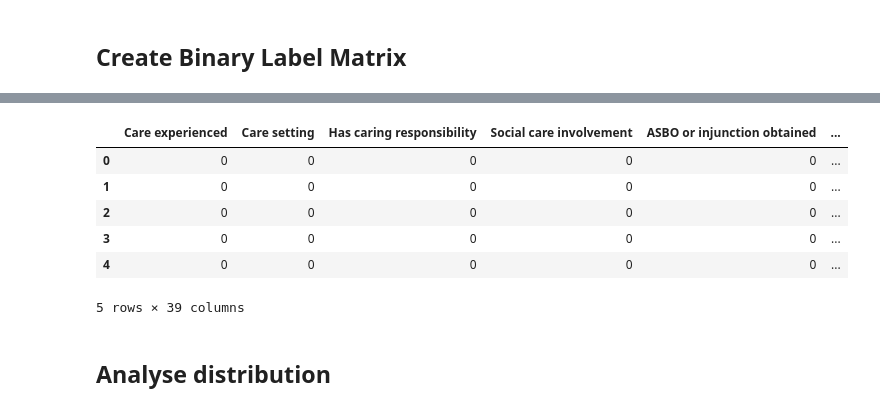
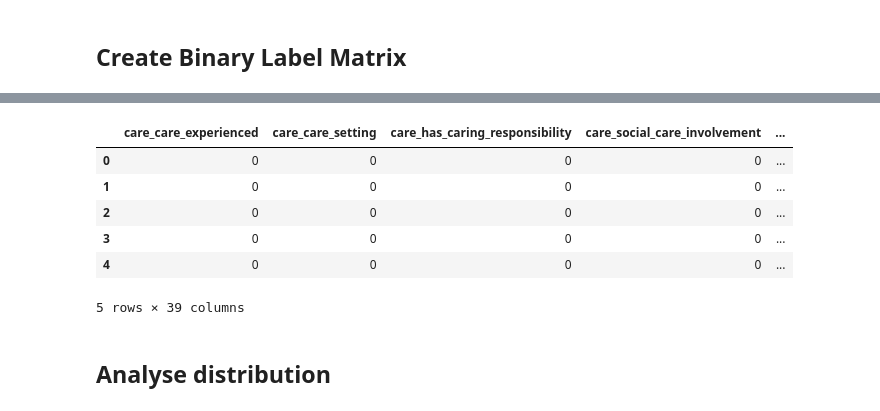
Before and after one commit to notatiyyah/CS3D6-Code, a Jupyter notebook: notebooks/preprocess-annotated-data.ipynb, the cells around one changed output, grey strips where cells are left out. Cells and saved outputs as stored; diff of their text form; code cells hidden in the pictures.

```diff
--- a/notebooks/preprocess-annotated-data.ipynb
+++ b/notebooks/preprocess-annotated-data.ipynb
@@ -27,10 +12,12 @@ import seaborn as sns
 
 from iterstrat.ml_stratifiers import MultilabelStratifiedShuffleSplit
 # %%
-ANNOTATED_DATA_JSON_PATH = "../data/input/annotated-1150-at-12-06-26.json"
+ANNOTATED_DATA_JSON_PATH = "../data/input/annotations/annotated-1500-at-13-06-26.json"
 TAXONOMY_PATH = "../data/output/taxonomy_autogen.csv"
+FULL_DATA_OUTPUT_PATH = "../data/output/full_dataset.json"
 TRAIN_OUTPUT_PATH = "../data/output/train_data_{0}.json"
 TEST_OUTPUT_PATH = "../data/output/test_data_{0}.json"
+STRIPPED_DATA_OUTPUT_PATH = "../data/output/stripped_annotated_data.csv"
 
 RANDOM_STATE = 42
 # %% [markdown]
@@ -141,31 +120,25 @@ taxonomy.head(5)
 # %%
 def make_binary_label_matrix(raw_data, taxonomy_df):
     cat_labels = taxonomy_df['cat_label'].tolist()
     matrix_rows = []
 
     for record in raw_data:
         unique_labels = set(need['label'] for need in record.get('needs', []))
 
         row = {cat: (1 if cat in unique_labels else 0) for cat in cat_labels}
         matrix_rows.append(row)
 
-    df_cats = pd.DataFrame(matrix_rows)
-
-    # Rename columns to human-readable descriptions based on taxonomy
-    cat_to_label = taxonomy_df.set_index('cat_label')['category_description'].to_dict()
-    df_cats = df_cats.rename(columns=cat_to_label)
-
-    return df_cats
+    return pd.DataFrame(matrix_rows)
 
 df_labels = make_binary_label_matrix(records, taxonomy)
 df_labels.head()
 # %% [output]
-|  | Care experienced | Care setting | Has caring responsibility | Social care involvement | ASBO or injunction obtained | ... |
-| 0 | 0 | 0 | 0 | 0 | 0 | ... |
-| 1 | 0 | 0 | 0 | 0 | 0 | ... |
-| 2 | 0 | 0 | 0 | 0 | 0 | ... |
-| 3 | 0 | 0 | 0 | 0 | 0 | ... |
-| 4 | 0 | 0 | 0 | 0 | 0 | ... |
+|  | care_care_experienced | care_care_setting | care_has_caring_responsibility | care_social_care_involvement | ... |
+| 0 | 0 | 0 | 0 | 0 | ... |
+| 1 | 0 | 0 | 0 | 0 | ... |
+| 2 | 0 | 0 | 0 | 0 | ... |
+| 3 | 0 | 0 | 0 | 0 | ... |
+| 4 | 0 | 0 | 0 | 0 | ... |
 5 rows × 39 columns
 # %% [markdown]
 ## Analyse distribution
```
Also changed, not shown: parts of 13 cells of this notebook, 7 other files.
